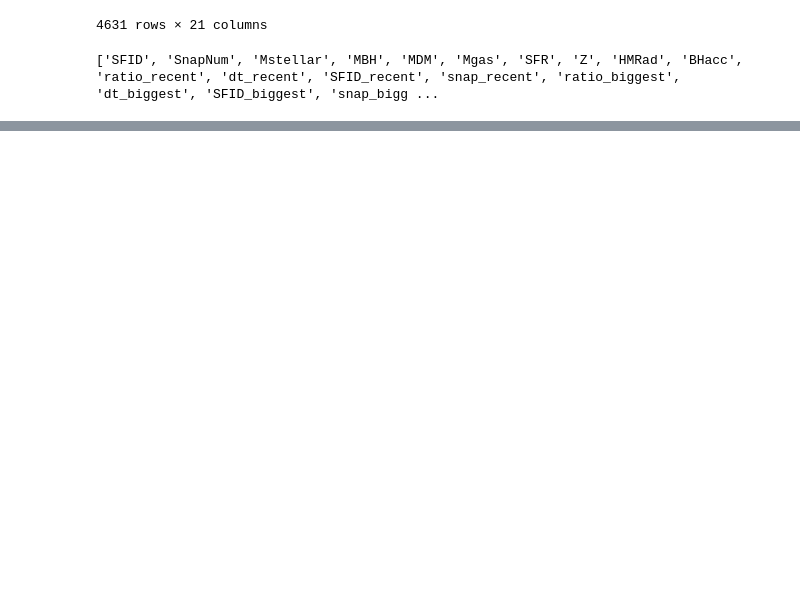
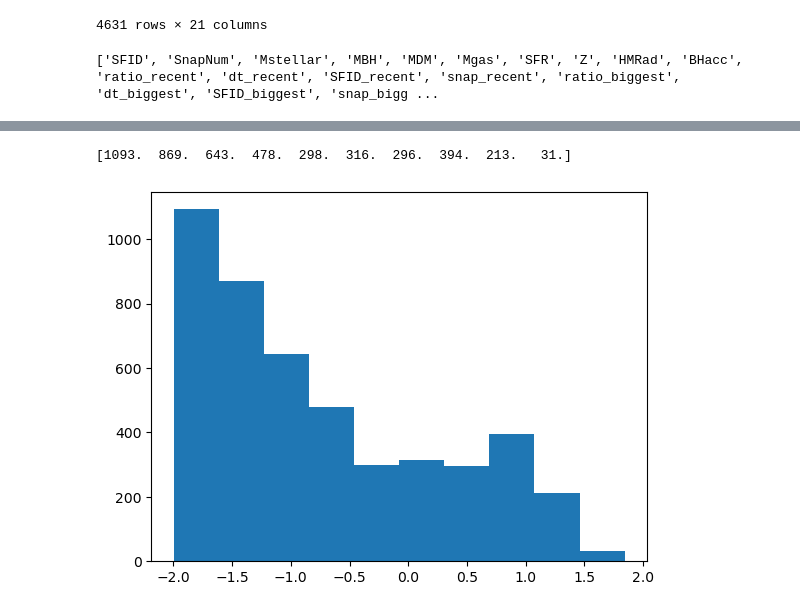
Before and after one commit to jb2854/Mphys, a Jupyter notebook: CNN_output_view_v3.ipynb, the cells around one changed output, grey strips where cells are left out. Cells and saved outputs as stored; diff of their text form; code cells hidden in the pictures; blank space fills up the shorter version.

```diff
--- a/CNN_output_view_v3.ipynb
+++ b/CNN_output_view_v3.ipynb
@@ -79,0 +140,6 @@ print(cols)
+# %%
+counts_total = plt.hist(np.log10(results['Mstellar'].values))
+print(counts_total[0])
+# %% [output]
+[1093.  869.  643.  478.  298.  316.  296.  394.  213.   31.]
+[figure, added]
```
Also changed, not shown: parts of 10 cells of this notebook.
